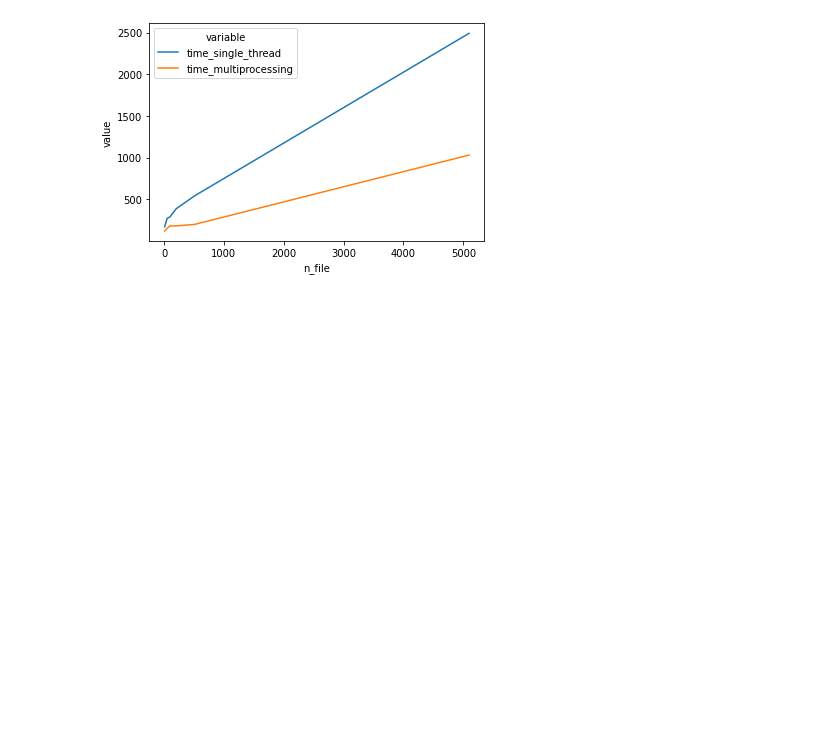
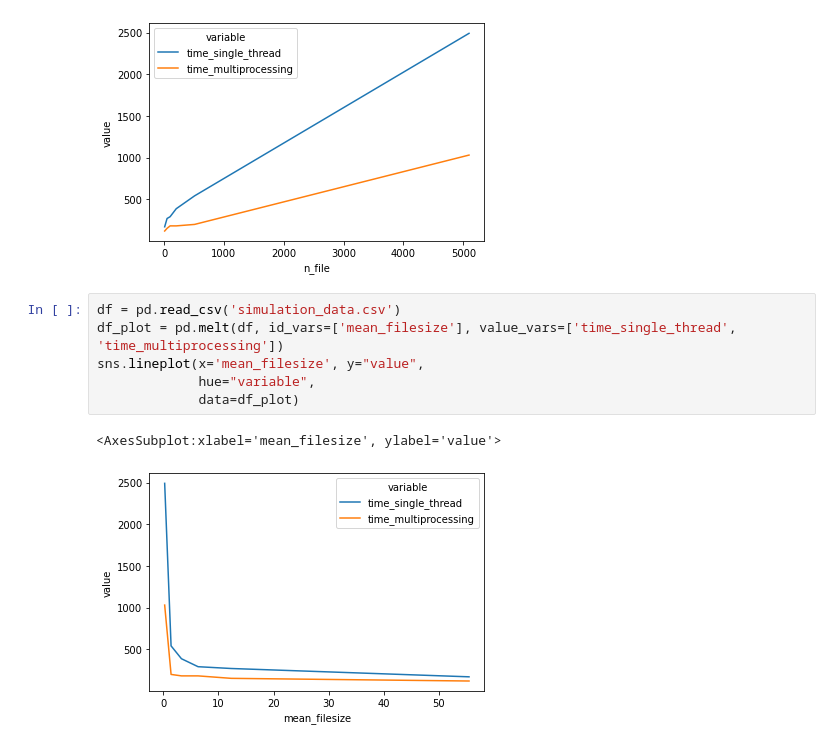
Before and after one commit to oncase/pyscora-wrangler, a Jupyter notebook: mp_upload_simulation.ipynb, the cells around one changed output. Cells and saved outputs as stored; diff of their text form; blank space fills up the shorter version.

```diff
--- a/mp_upload_simulation.ipynb
+++ b/mp_upload_simulation.ipynb
@@ -152,3 +152,12 @@ sns.lineplot(x="n_file", y="value",
 # %% [output]
 <AxesSubplot:xlabel='n_file', ylabel='value'>
 [figure]
+# %%
+df = pd.read_csv('simulation_data.csv')
+df_plot = pd.melt(df, id_vars=['mean_filesize'], value_vars=['time_single_thread', 'time_multiprocessing'])
+sns.lineplot(x='mean_filesize', y="value",
+             hue="variable",
+             data=df_plot)
+# %% [output]
+<AxesSubplot:xlabel='mean_filesize', ylabel='value'>
+[figure, added]
```
